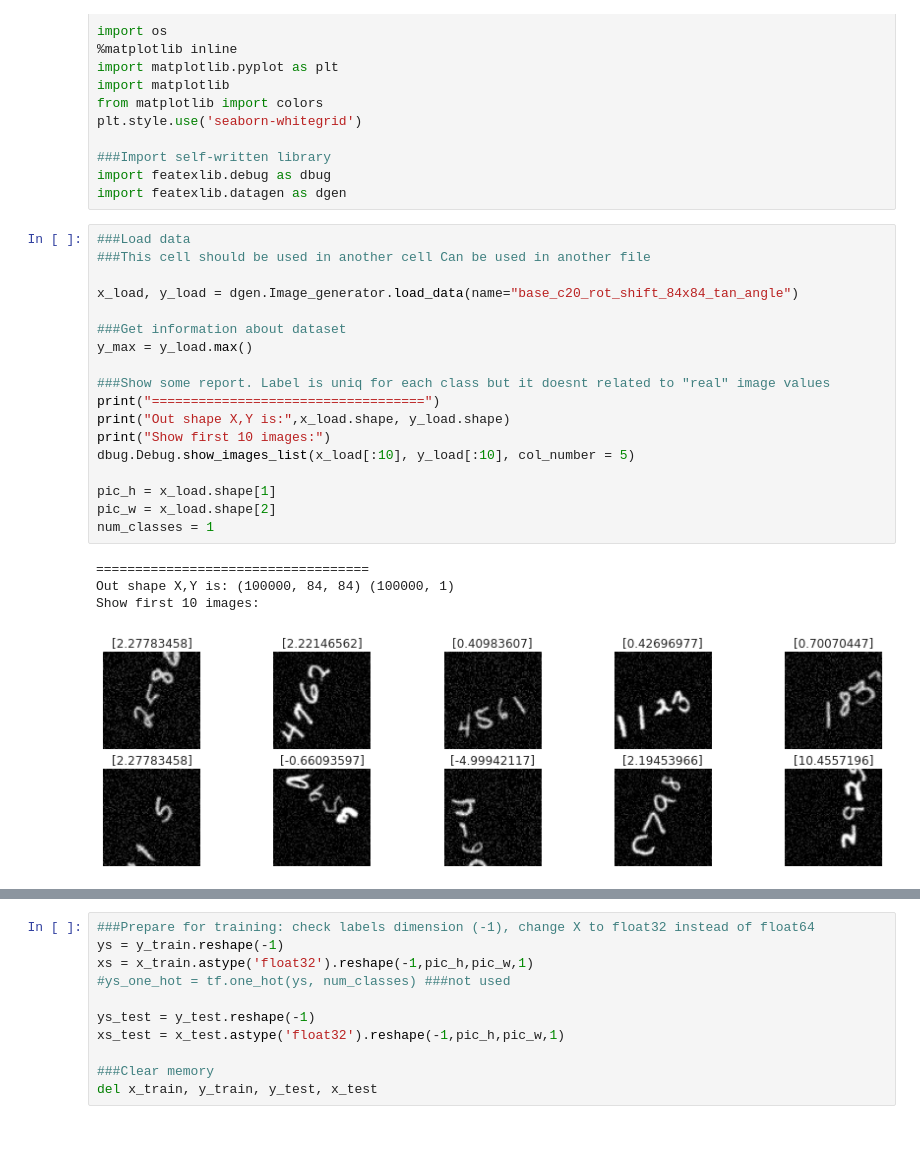
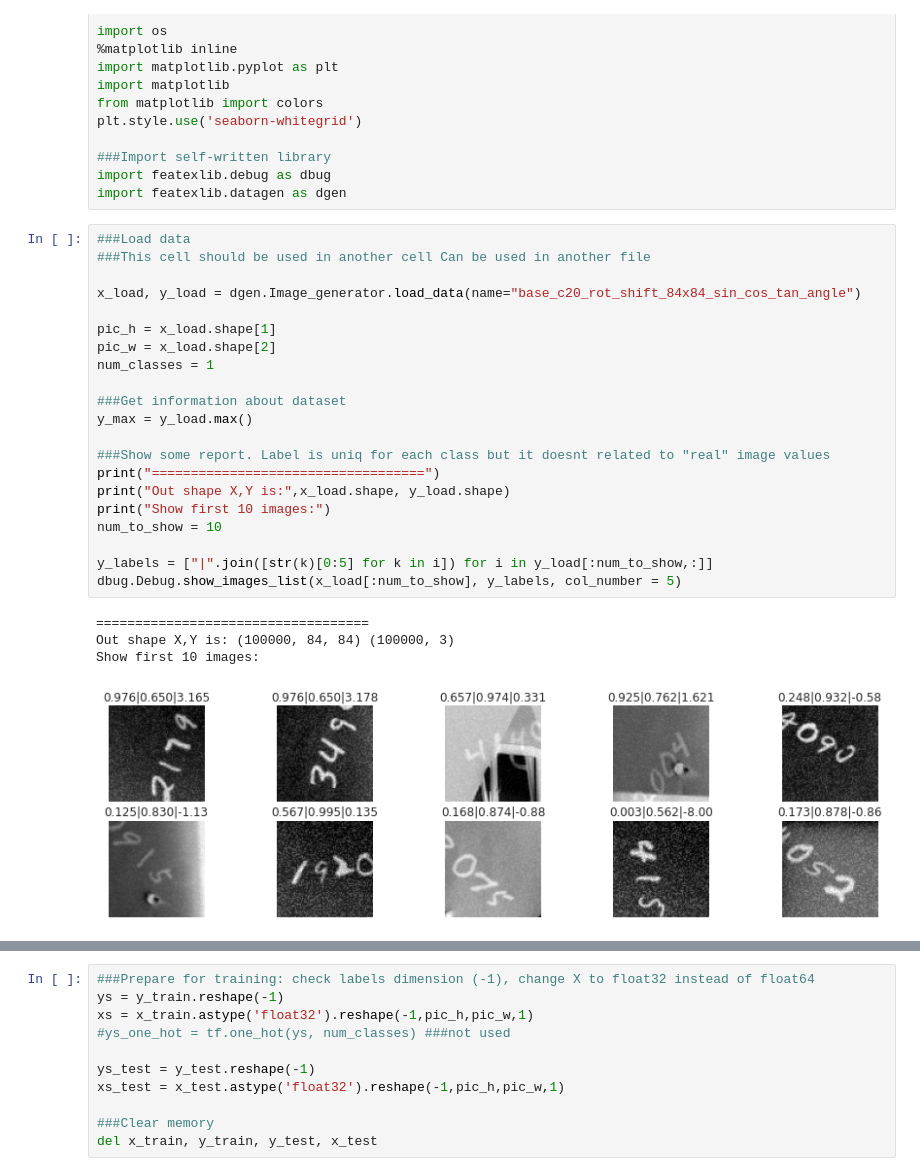
Before and after one commit to tunmustard/features_extractions, a Jupyter notebook: main_4dig_84x84_t22_angle_find.ipynb, the cells around one changed output, grey strips where cells are left out. Cells and saved outputs as stored; diff of their text form; blank space fills up the shorter version.

```diff
--- a/main_4dig_84x84_t22_angle_find.ipynb
+++ b/main_4dig_84x84_t22_angle_find.ipynb
@@ -20,26 +20,29 @@ import featexlib.datagen as dgen
 # %%
 ###Load data
 ###This cell should be used in another cell Can be used in another file
 
-x_load, y_load = dgen.Image_generator.load_data(name="base_c20_rot_shift_84x84_tan_angle")
+x_load, y_load = dgen.Image_generator.load_data(name="base_c20_rot_shift_84x84_sin_cos_tan_angle")
+
+pic_h = x_load.shape[1]
+pic_w = x_load.shape[2]
+num_classes = 1
 
 ###Get information about dataset
 y_max = y_load.max()
 
 ###Show some report. Label is uniq for each class but it doesnt related to "real" image values
 print("===================================")
 print("Out shape X,Y is:",x_load.shape, y_load.shape)
 print("Show first 10 images:")
-dbug.Debug.show_images_list(x_load[:10], y_load[:10], col_number = 5)
+num_to_show = 10
 
-pic_h = x_load.shape[1]
-pic_w = x_load.shape[2]
-num_classes = 1
+y_labels = ["|".join([str(k)[0:5] for k in i]) for i in y_load[:num_to_show,:]]
+dbug.Debug.show_images_list(x_load[:num_to_show], y_labels, col_number = 5)
 # %% [output]
 ===================================
-Out shape X,Y is: (100000, 84, 84) (100000, 1)
+Out shape X,Y is: (100000, 84, 84) (100000, 3)
 Show first 10 images:
-[figure, old version]
+[figure, new version]
 # %%
 ###Split data to test and train
 n_train = 70000
```
Also changed, not shown: parts of 7 cells of this notebook, 1 other file.
